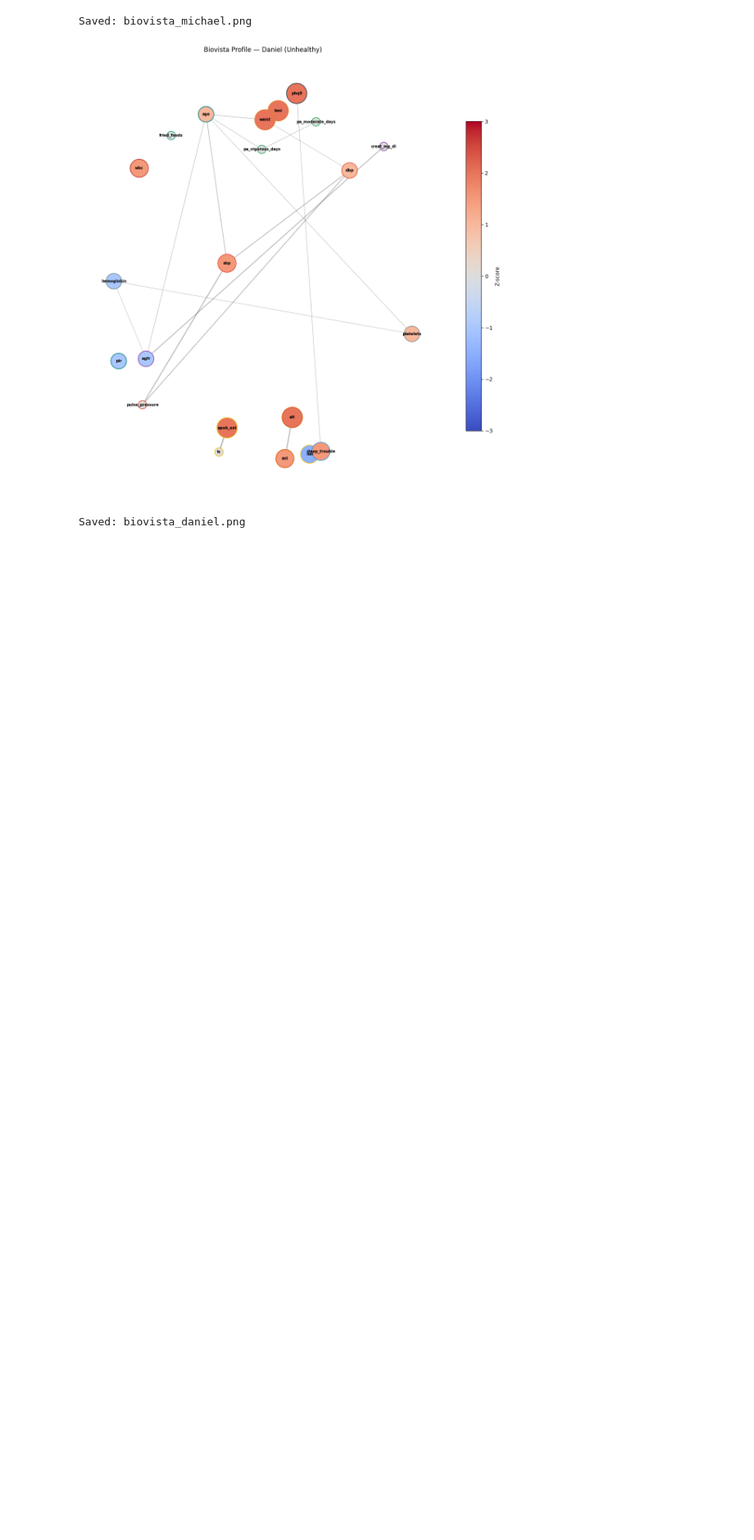
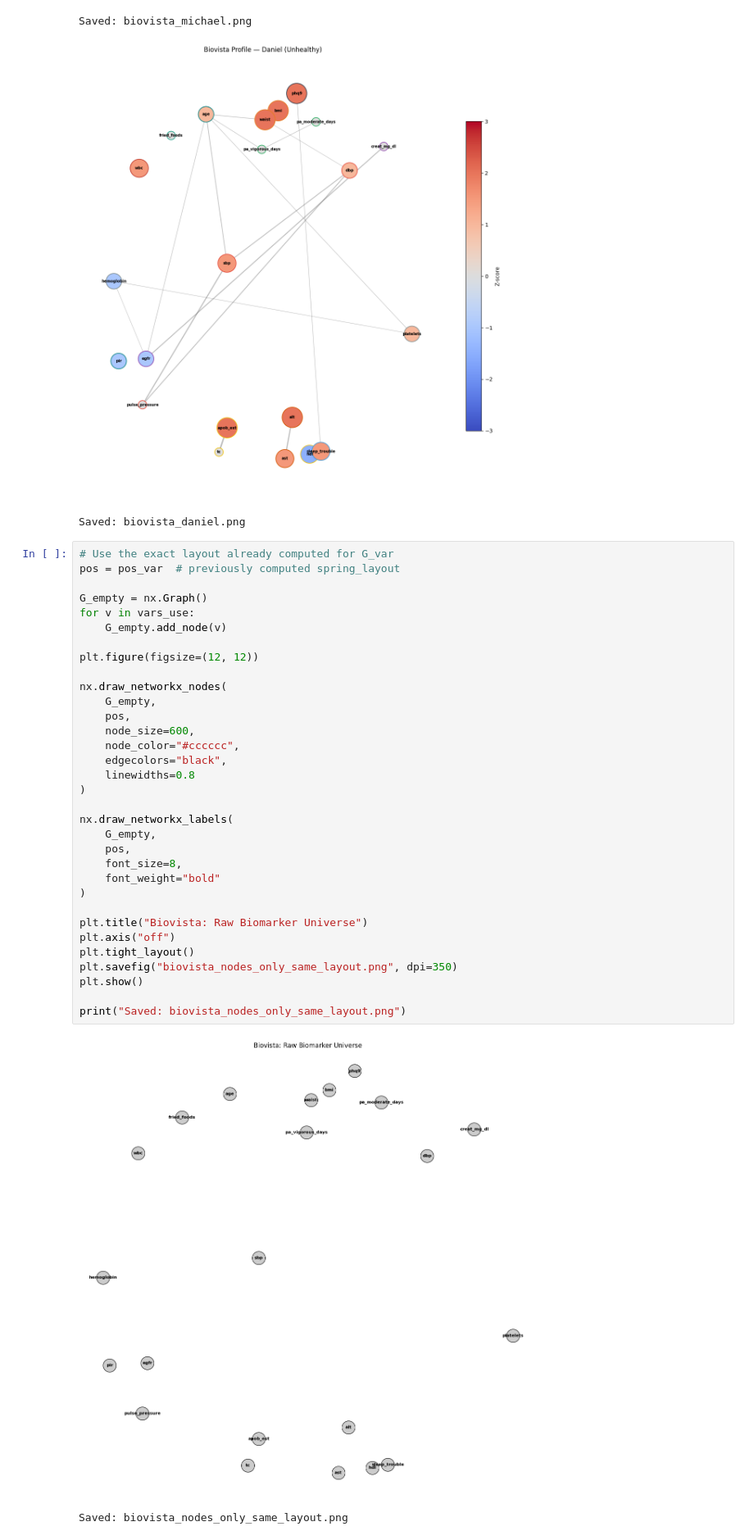
Before and after one commit to JACKMCDONNELL/python-learning, a Jupyter notebook: network/NHANES/NHANES_network.ipynb, the cells around one changed output. Shown at 82% size. Drawn from its saved outputs; the diff is of its cells as text; blank space fills up the shorter version.

Commit message:
added some fake network analysis plots for the presentation

```diff
--- a/network/NHANES/NHANES_network.ipynb
+++ b/network/NHANES/NHANES_network.ipynb
@@ -975,3 +975,39 @@ plot_single_biovista(
 Saved: biovista_michael.png
 [figure]
 Saved: biovista_daniel.png
+# %%
+# Use the exact layout already computed for G_var
+pos = pos_var  # previously computed spring_layout
+
+G_empty = nx.Graph()
+for v in vars_use:
+    G_empty.add_node(v)
+
+plt.figure(figsize=(12, 12))
+
+nx.draw_networkx_nodes(
+    G_empty,
+    pos,
+    node_size=600,
+    node_color="#cccccc",
+    edgecolors="black",
+    linewidths=0.8
+)
+
+nx.draw_networkx_labels(
+    G_empty,
+    pos,
+    font_size=8,
+    font_weight="bold"
+)
+
+plt.title("Biovista: Raw Biomarker Universe")
+plt.axis("off")
+plt.tight_layout()
+plt.savefig("biovista_nodes_only_same_layout.png", dpi=350)
+plt.show()
+
+print("Saved: biovista_nodes_only_same_layout.png")
+# %% [output]
+[figure, added]
+Saved: biovista_nodes_only_same_layout.png
```
Also changed, not shown: parts of 1 cell of this notebook.
